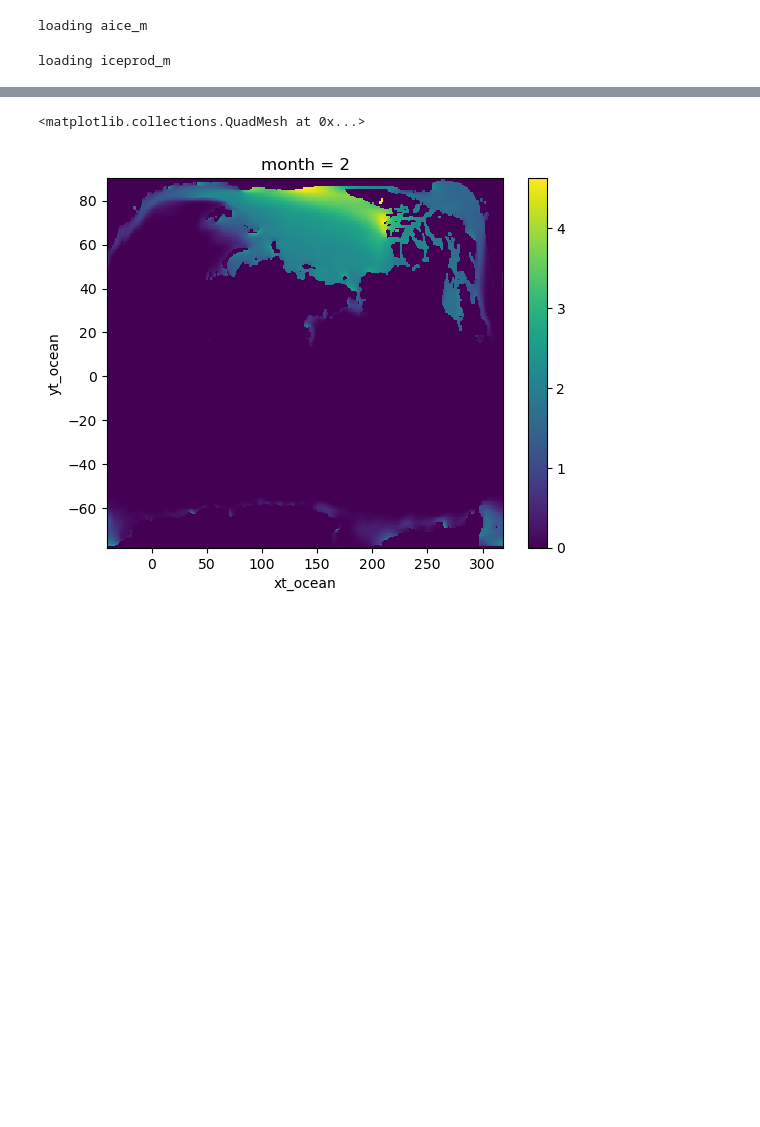
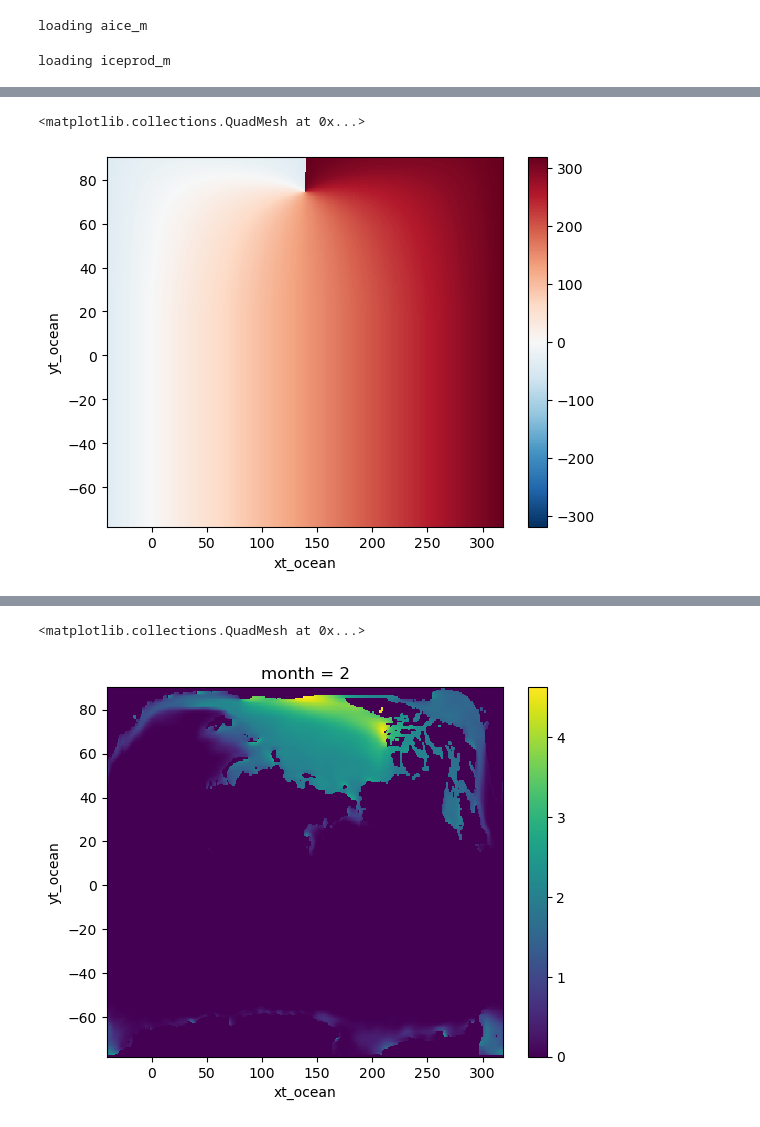
Before and after one commit to aekiss/ice_analysis, a Jupyter notebook: ice_maps.ipynb, the cells around one changed output, grey strips where cells are left out. Saved outputs shown, nothing was run; the diff lists cells and outputs as text; code cells hidden in the pictures; blank space fills up the shorter version.

```diff
--- a/ice_maps.ipynb
+++ b/ice_maps.ipynb
@@ -513,0 +535,7 @@ loading iceprod_m
+# %%
+ll = xr.where(xr.ufuncs.logical_and(l>l.isel(xt_ocean=-1, yt_ocean=0), l.xt_ocean<180), l-360, l)
+# %%
+ll.plot()
+# %% [output]
+<matplotlib.collections.QuadMesh at 0x...>
+[figure, added]
```
Also changed, not shown: parts of 10 cells of this notebook.
